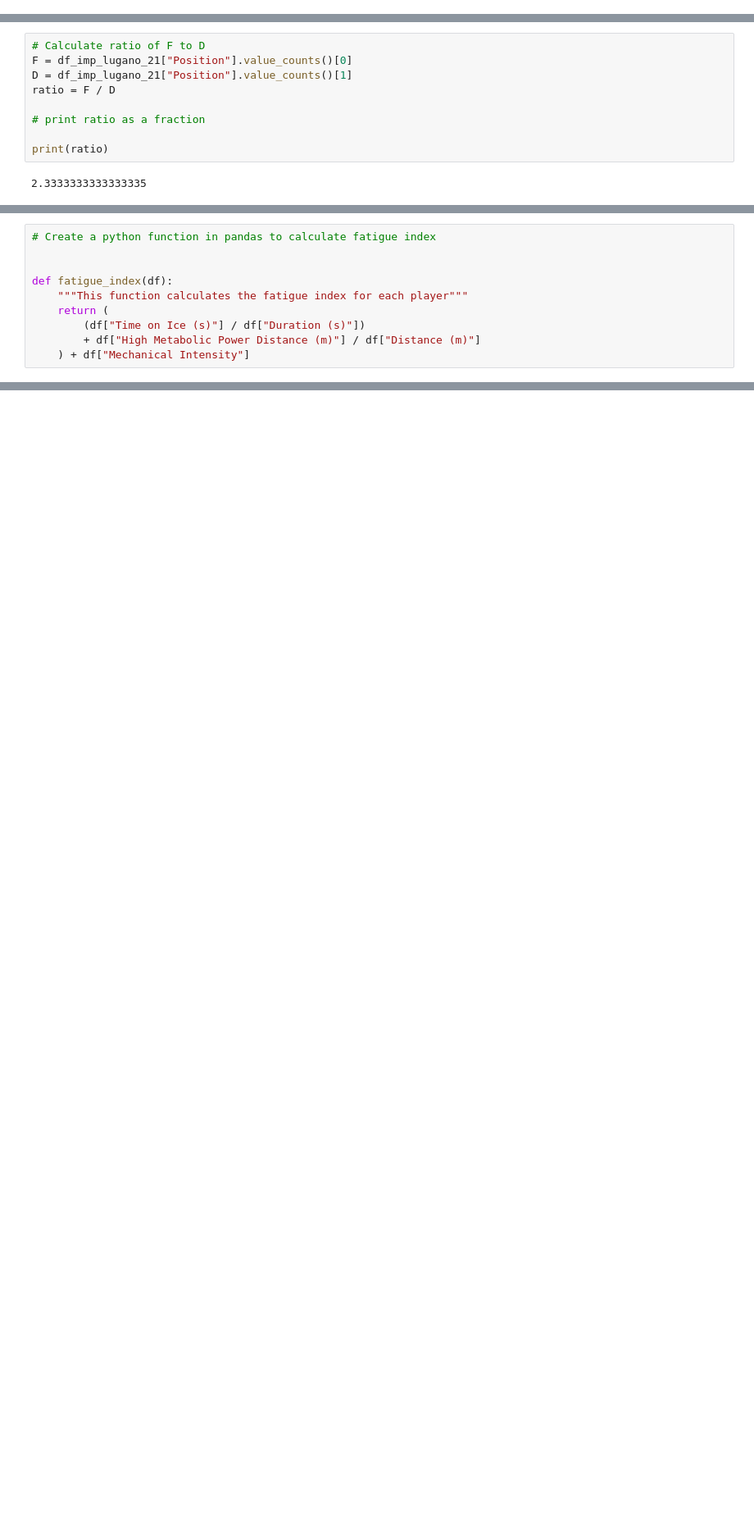
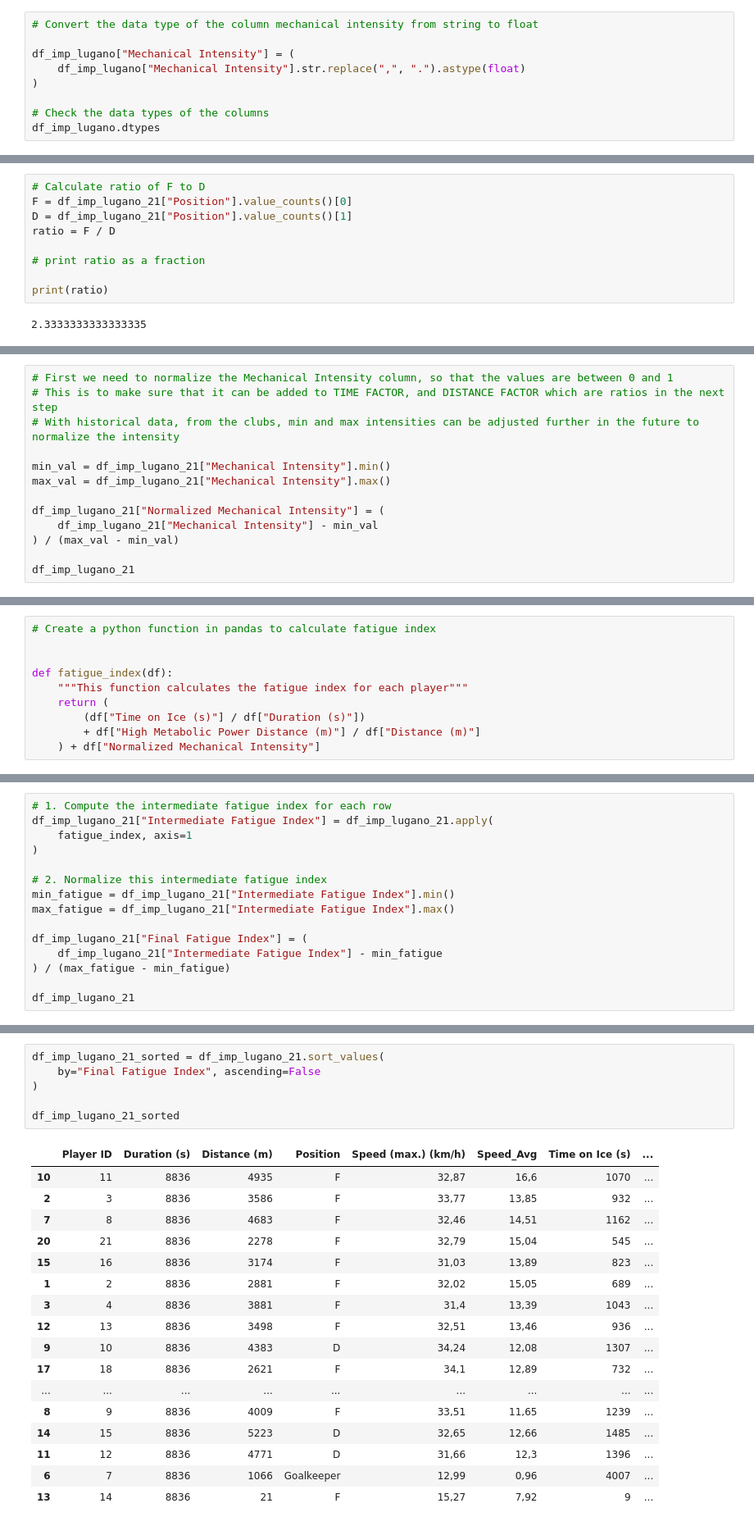
Before and after one commit to SamuelDevdas/Ice-Hockey-Players-Physical-Fatigue-Analysis, a Jupyter notebook: new.ipynb, the cells around one changed output, grey strips where cells are left out. Shown: that part at 82% size. Saved outputs shown, nothing was run; the diff lists cells and outputs as text; blank space fills up the shorter version.

Commit message:
added final FI column

```diff
--- a/new.ipynb
+++ b/new.ipynb
@@ -56,0 +75,9 @@ df_imp_lugano.head()
+# %%
+# Convert the data type of the column mechanical intensity from string to float
+
+df_imp_lugano["Mechanical Intensity"] = (
+    df_imp_lugano["Mechanical Intensity"].str.replace(",", ".").astype(float)
+)
+
+# Check the data types of the columns
+df_imp_lugano.dtypes
@@ -138,0 +185,13 @@ print(ratio)
+# %%
+# First we need to normalize the Mechanical Intensity column, so that the values are between 0 and 1
+# This is to make sure that it can be added to TIME FACTOR, and DISTANCE FACTOR which are ratios in the next step
+# With historical data, from the clubs, min and max intensities can be adjusted further in the future to normalize the intensity
+
+min_val = df_imp_lugano_21["Mechanical Intensity"].min()
+max_val = df_imp_lugano_21["Mechanical Intensity"].max()
+
+df_imp_lugano_21["Normalized Mechanical Intensity"] = (
+    df_imp_lugano_21["Mechanical Intensity"] - min_val
+) / (max_val - min_val)
+
+df_imp_lugano_21
@@ -145,4 +227,4 @@ def fatigue_index(df):
     return (
         (df["Time on Ice (s)"] / df["Duration (s)"])
         + df["High Metabolic Power Distance (m)"] / df["Distance (m)"]
-    ) + df["Mechanical Intensity"]
+    ) + df["Normalized Mechanical Intensity"]
@@ -148,0 +251,15 @@ def fatigue_index(df):
+# %%
+# 1. Compute the intermediate fatigue index for each row
+df_imp_lugano_21["Intermediate Fatigue Index"] = df_imp_lugano_21.apply(
+    fatigue_index, axis=1
+)
+
+# 2. Normalize this intermediate fatigue index
+min_fatigue = df_imp_lugano_21["Intermediate Fatigue Index"].min()
+max_fatigue = df_imp_lugano_21["Intermediate Fatigue Index"].max()
+
+df_imp_lugano_21["Final Fatigue Index"] = (
+    df_imp_lugano_21["Intermediate Fatigue Index"] - min_fatigue
+) / (max_fatigue - min_fatigue)
+
+df_imp_lugano_21
@@ -148,0 +294,24 @@ def fatigue_index(df):
+# %%
+df_imp_lugano_21_sorted = df_imp_lugano_21.sort_values(
+    by="Final Fatigue Index", ascending=False
+)
+
+df_imp_lugano_21_sorted
+# %% [output]
+|  | Player ID | Duration (s) | Distance (m) | Position | Speed (max.) (km/h) | Speed_Avg | Time on Ice (s) | ... |
+| 10 | 11 | 8836 | 4935 | F | 32,87 | 16,6 | 1070 | ... |
+| 2 | 3 | 8836 | 3586 | F | 33,77 | 13,85 | 932 | ... |
+| 7 | 8 | 8836 | 4683 | F | 32,46 | 14,51 | 1162 | ... |
+| 20 | 21 | 8836 | 2278 | F | 32,79 | 15,04 | 545 | ... |
+| 15 | 16 | 8836 | 3174 | F | 31,03 | 13,89 | 823 | ... |
+| 1 | 2 | 8836 | 2881 | F | 32,02 | 15,05 | 689 | ... |
+| 3 | 4 | 8836 | 3881 | F | 31,4 | 13,39 | 1043 | ... |
+| 12 | 13 | 8836 | 3498 | F | 32,51 | 13,46 | 936 | ... |
+| 9 | 10 | 8836 | 4383 | D | 34,24 | 12,08 | 1307 | ... |
+| 17 | 18 | 8836 | 2621 | F | 34,1 | 12,89 | 732 | ... |
+| ... | ... | ... | ... | ... | ... | ... | ... | ... |
+| 8 | 9 | 8836 | 4009 | F | 33,51 | 11,65 | 1239 | ... |
+| 14 | 15 | 8836 | 5223 | D | 32,65 | 12,66 | 1485 | ... |
+| 11 | 12 | 8836 | 4771 | D | 31,66 | 12,3 | 1396 | ... |
+| 6 | 7 | 8836 | 1066 | Goalkeeper | 12,99 | 0,96 | 4007 | ... |
+| 13 | 14 | 8836 | 21 | F | 15,27 | 7,92 | 9 | ... |
```
Also changed, not shown: parts of 7 cells of this notebook.
